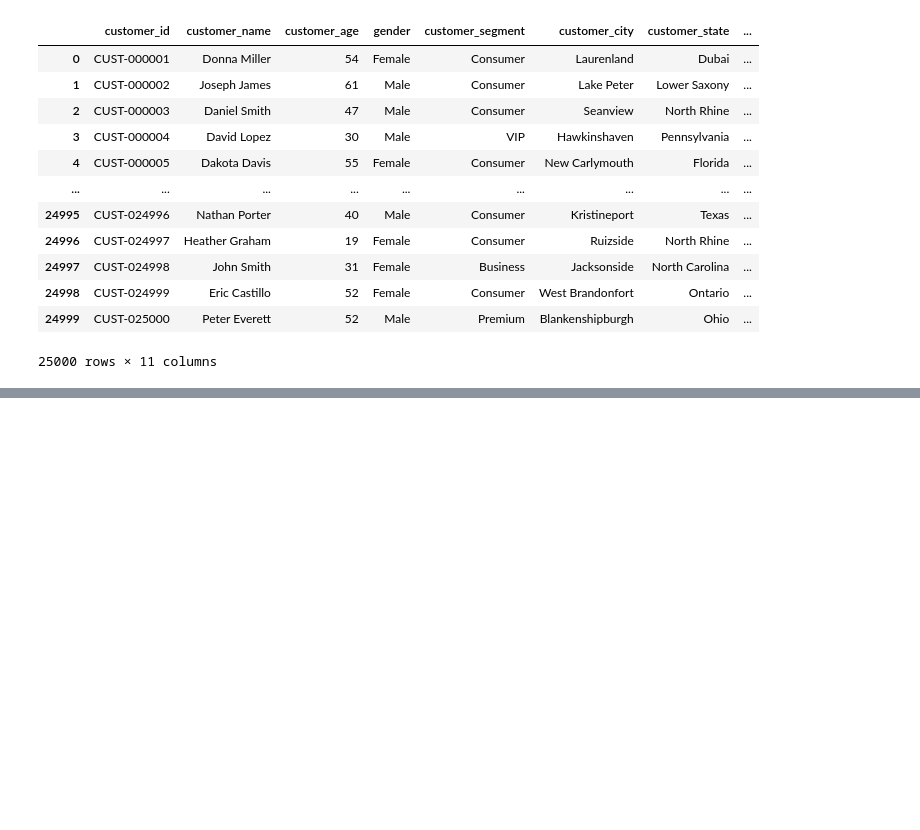
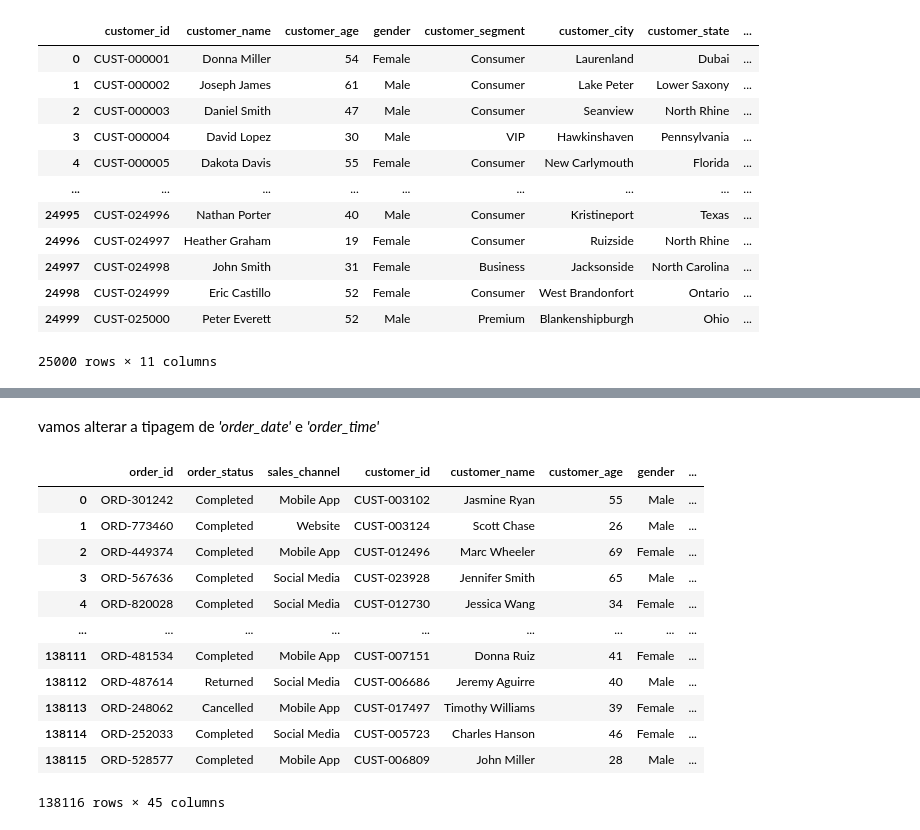
Before and after one commit to VictorOliBar/Python, a Jupyter notebook: E-Commerce_Sales_Analytics.ipynb, the cells around one changed output, grey strips where cells are left out. Drawn from its saved outputs; the diff is of its cells as text; code cells hidden in the pictures; blank space fills up the shorter version.

```diff
--- a/E-Commerce_Sales_Analytics.ipynb
+++ b/E-Commerce_Sales_Analytics.ipynb
@@ -128,0 +194,20 @@ A tipagem está correta, não temos registros de valores nulos presentes no df.
+# %% [markdown]
+vamos alterar a tipagem de *'order_date'* e *'order_time'*
+# %%
+df_sales['order_datetime']=pd.to_datetime((df_sales['order_date'] + ' ' + df_sales['order_time']),format='%Y-%m-%d %H:%M:%S')
+df_sales=df_sales.drop(columns=['order_date','order_time'])
+df_sales
+# %% [output]
+|  | order_id | order_status | sales_channel | customer_id | customer_name | customer_age | gender | ... |
+| 0 | ORD-301242 | Completed | Mobile App | CUST-003102 | Jasmine Ryan | 55 | Male | ... |
+| 1 | ORD-773460 | Completed | Website | CUST-003124 | Scott Chase | 26 | Male | ... |
+| 2 | ORD-449374 | Completed | Mobile App | CUST-012496 | Marc Wheeler | 69 | Female | ... |
+| 3 | ORD-567636 | Completed | Social Media | CUST-023928 | Jennifer Smith | 65 | Male | ... |
+| 4 | ORD-820028 | Completed | Social Media | CUST-012730 | Jessica Wang | 34 | Female | ... |
+| ... | ... | ... | ... | ... | ... | ... | ... | ... |
+| 138111 | ORD-481534 | Completed | Mobile App | CUST-007151 | Donna Ruiz | 41 | Female | ... |
+| 138112 | ORD-487614 | Returned | Social Media | CUST-006686 | Jeremy Aguirre | 40 | Male | ... |
+| 138113 | ORD-248062 | Cancelled | Mobile App | CUST-017497 | Timothy Williams | 39 | Female | ... |
+| 138114 | ORD-252033 | Completed | Social Media | CUST-005723 | Charles Hanson | 46 | Female | ... |
+| 138115 | ORD-528577 | Completed | Mobile App | CUST-006809 | John Miller | 28 | Male | ... |
+138116 rows × 45 columns
```
Also changed, not shown: parts of 13 cells of this notebook.
